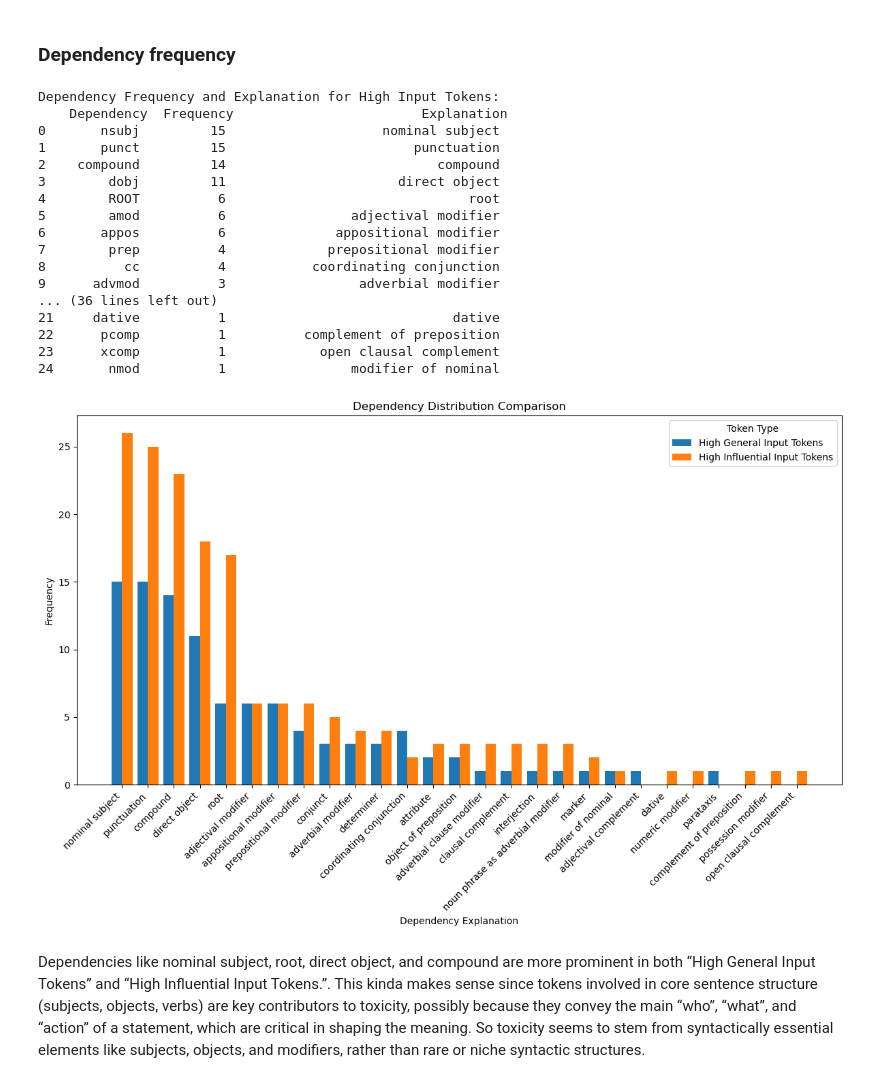
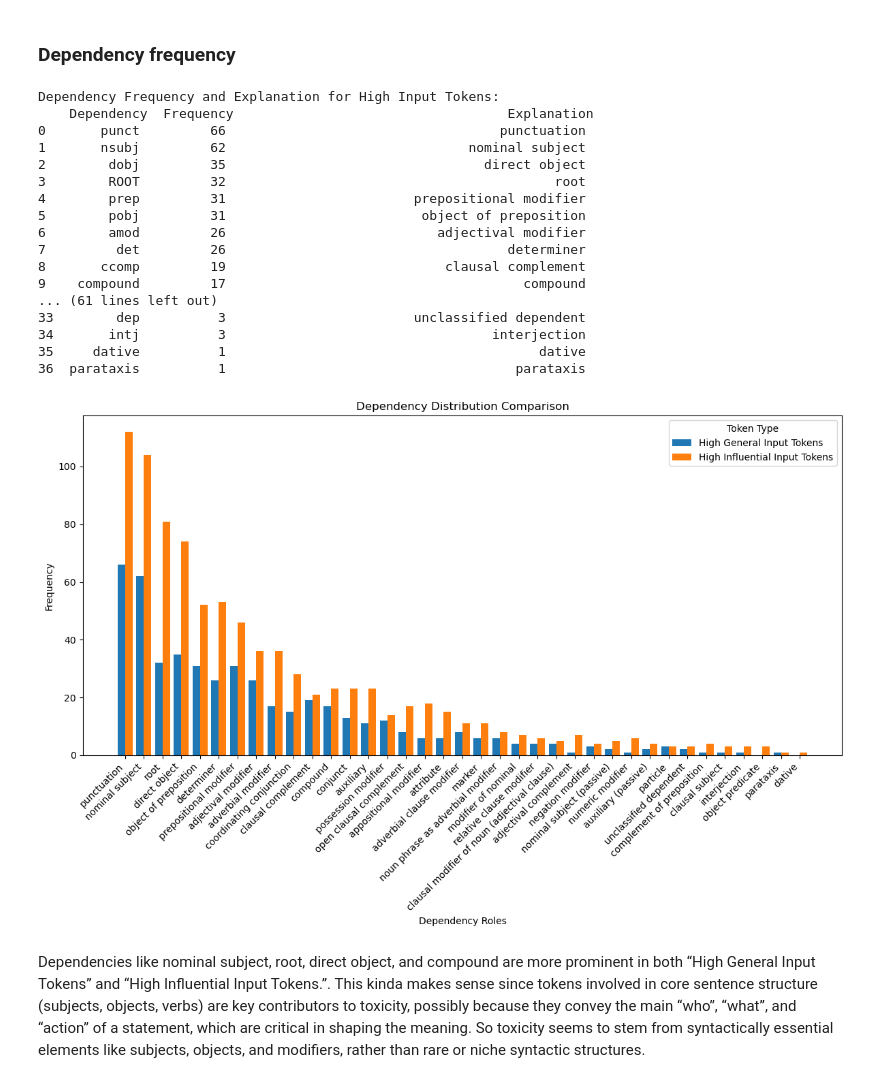
Before and after one commit to Person-Maink/NLP_toxicity, a Jupyter notebook: language analysis/syntatic_analysis.ipynb, the cells around one changed output. Saved outputs shown, nothing was run; the diff lists cells and outputs as text; code cells hidden in the pictures.

Commit message:
syntatic analysis + some minor refactoring (renaming of folders)

```diff
--- a/language analysis/syntatic_analysis.ipynb
+++ b/language analysis/syntatic_analysis.ipynb
@@ -212,32 +303,43 @@ def analyze_syntax(sentence):
         })
     return syntax
 
-def syntactic_analysis_with_tokens(df, tokenizers):
+def syntactic_analysis_with_tokens(df):
+    """Result is analysis per prompt
+    """
     results = []
     for _, row in df.iterrows():
         model = row["Model"]
-        tokenizer = tokenizers[model]
 
         # these tokens are also filtered so that only the tokens with high attr.
         # scores (wrt their sentence) are selected
-        mapped_tokens = map_attributions_to_tokens(row, tokenizer)
+        mapped_tokens = map_attributions_to_tokens(row)
 
         # Perform syntactic analysis on the entire prompt
-        prompt_text = " ".join(mapped_tokens["Tokenized Prompt"])
+        prompt_text = mapped_tokens["Prompt Text"]
         prompt_syntax = analyze_syntax(prompt_text)
 
-        # Use sets for faster lookup
-        high_input_tokens_set = set(mapped_tokens["High Input Tokens General"])
-        high_output_tokens_set = set(mapped_tokens["High Input Tokens To Output"])
+        # Use dictionaries to map tokens to their attribution scores
+        high_input_tokens_dict = dict(zip(
+            mapped_tokens["High Input Tokens General"],
+            mapped_tokens["High Input Tokens General Attributions"]
+        ))
+        high_output_tokens_dict = dict(zip(
+            mapped_tokens["High Input Tokens To Output"],
+            mapped_tokens["High Input Tokens To Output Attributions"]
+        ))
 
-        # Analyze high-attribution tokens in a single pass
+        # Analyze high-attribution tokens
         high_input_syntax = []
         high_output_syntax = []
         for token_data in prompt_syntax:
             token_text = token_data["Token"]
-            if token_text in high_input_tokens_set:
+            if token_text in high_input_tokens_dict:
+                # Add attribution score to the token_data
+                token_data["Attribution Score (General)"] = high_input_tokens_dict[token_text]
                 high_input_syntax.append(token_data)
-            if token_text in high_output_tokens_set:
+            if token_text in high_output_tokens_dict:
+                # Add attribution score to the token_data
+                token_data["Attribution Score (To Output)"] = high_output_tokens_dict[token_text]
                 high_output_syntax.append(token_data)
 
         # Append results
@@ -252,9 +418,12 @@ def syntactic_analysis_with_tokens(df, tokenizers):
 # %% [markdown]
 ## Analysis
 # %%
-syntactic_results = syntactic_analysis_with_tokens(df, tokenizers)
+syntactic_results = syntactic_analysis_with_tokens(df)
 
 # print(syntactic_results.head())
 print(syntactic_results.info())
+
+token_dependency_df = create_token_dependency_df(syntactic_results)
+print(token_dependency_df.head(10))
 # %% [output]
 <class 'pandas.core.frame.DataFrame'>
@@ -590,25 +812,25 @@ df_output = pd.DataFrame({
 
 print("Dependency Frequency and Explanation for High Input Tokens:\n", df_input)
 print("----------------------------------------------------------------------------")
-print("Dependency Frequency and Explanation for High Output Tokens:\n", df_output)
+print("Dependency Frequency and Explanation for High Input-to-Output Tokens:\n", df_output)
 # %% [output]
 Dependency Frequency and Explanation for High Input Tokens:
-    Dependency  Frequency                        Explanation
-0       nsubj         15                    nominal subject
-1       punct         15                        punctuation
-2    compound         14                           compound
-3        dobj         11                      direct object
-4        ROOT          6                               root
-5        amod          6                adjectival modifier
-6       appos          6              appositional modifier
-7        prep          4             prepositional modifier
-8          cc          4           coordinating conjunction
-9      advmod          3                 adverbial modifier
-... (36 lines left out)
-21     dative          1                             dative
-22      pcomp          1          complement of preposition
-23      xcomp          1            open clausal complement
-24       nmod          1                modifier of nominal
+    Dependency  Frequency                                   Explanation
+0       punct         66                                   punctuation
+1       nsubj         62                               nominal subject
+2        dobj         35                                 direct object
+3        ROOT         32                                          root
+4        prep         31                        prepositional modifier
+5        pobj         31                         object of preposition
+6        amod         26                           adjectival modifier
+7         det         26                                    determiner
+8       ccomp         19                            clausal complement
+9    compound         17                                      compound
+... (61 lines left out)
+33        dep          3                        unclassified dependent
+34       intj          3                                  interjection
+35     dative          1                                        dative
+36  parataxis          1                                     parataxis
 # %%
 import matplotlib.pyplot as plt
 import numpy as np
@@ -632,35 +854,35 @@ data = list(zip(all_dependencies, input_frequencies, output_frequencies))
 # Sort data by the total frequency (input + output) in descending order
 sorted_data = sorted(data, key=lambda x: x[1] + x[2], reverse=True)
 
 # Unpack sorted data
 sorted_dependencies, sorted_input_frequencies, sorted_output_frequencies = zip(*sorted_data)
 
 # Get corresponding explanations for the sorted dependencies
 sorted_explanations = [
     df_input.loc[df_input["Dependency"] == dep, "Explanation"].values[0] if dep in df_input["Dependency"].values else
     df_output.loc[df_output["Dependency"] == dep, "Explanation"].values[0]
     for dep in sorted_dependencies
 ]
 
 # Set bar positions
 x = np.arange(len(sorted_dependencies))  # X positions for the bars
 width = 0.4  # Width of the bars
 
 # Plot the bars
 plt.figure(figsize=(12, 8))
 plt.bar(x - width / 2, sorted_input_frequencies, width, label="High General Input Tokens")
 plt.bar(x + width / 2, sorted_output_frequencies, width, label="High Influential Input Tokens")
 
 # Add labels, title, and legend
 plt.title("Dependency Distribution Comparison")
-plt.xlabel("Dependency Explanation")
+plt.xlabel("Dependency Roles")
 plt.ylabel("Frequency")
 plt.xticks(x, sorted_explanations, rotation=45, ha="right")
 plt.legend(title="Token Type")
 plt.tight_layout()  # Adjust layout to prevent overlap
 plt.show()
 # %% [output]
-[figure, old version]
+[figure, new version]
 # %% [markdown]
 Dependencies like nominal subject, root, direct object, and compound are more prominent in both “High General Input Tokens” and “High Influential Input Tokens.”. This kinda makes sense since tokens involved in core sentence structure (subjects, objects, verbs) are key contributors to toxicity, possibly because they convey the main “who”, “what”, and “action” of a statement, which are critical in shaping the meaning. So toxicity seems to stem from syntactically essential elements like subjects, objects, and modifiers, rather than rare or niche syntactic structures.
 # %% [markdown]
```
Also changed, not shown: parts of 27 cells of this notebook, 22 other files.
